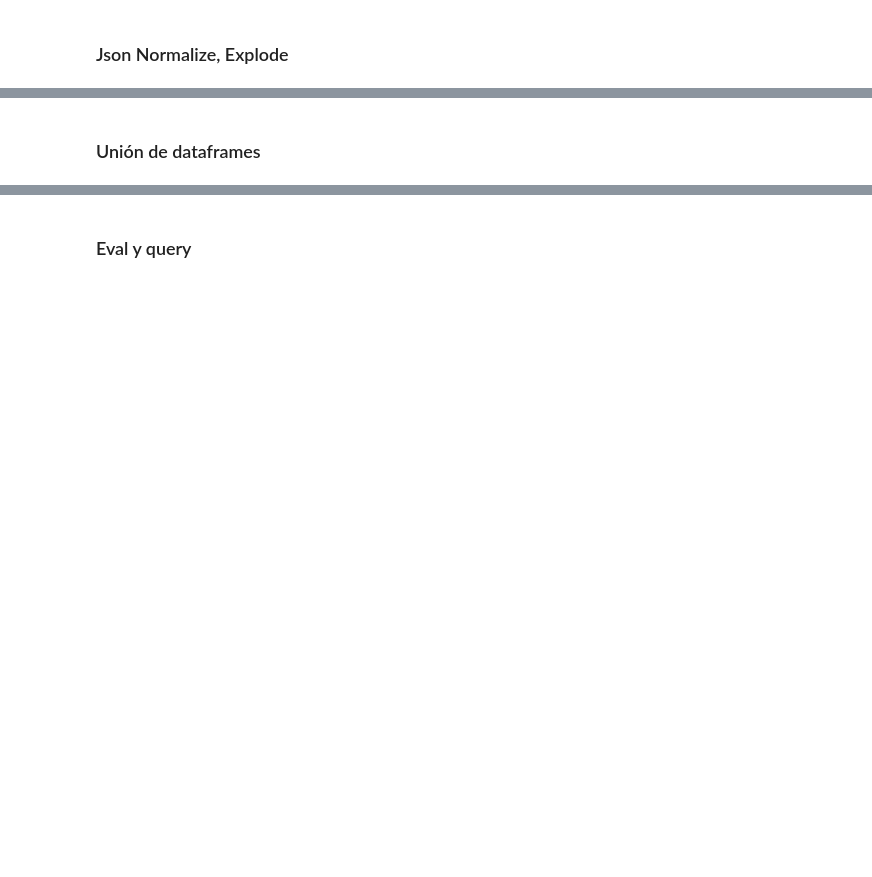
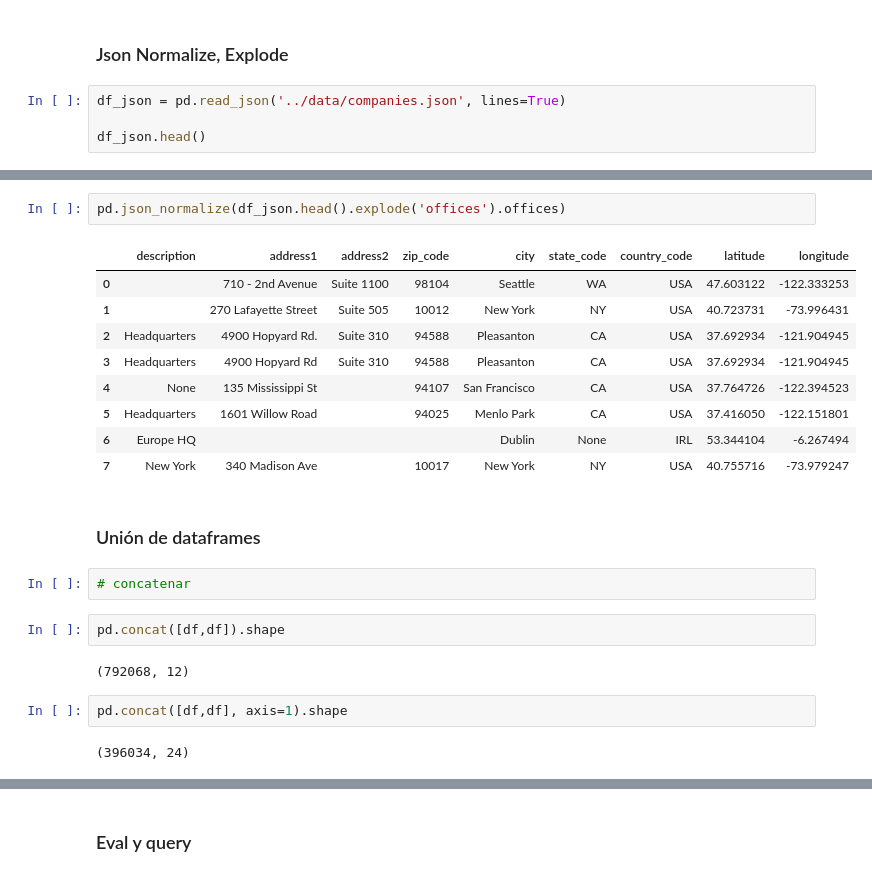
Before and after one commit to Ironhack-Data-Madrid-Agosto-2022/Apuntes-de-clase, a Jupyter notebook: semana_2/2.1 - Pandas Deepdive.ipynb, the cells around one changed output, grey strips where cells are left out. Cells and saved outputs as stored; diff of their text form; blank space fills up the shorter version.

```diff
--- a/semana_2/2.1 - Pandas Deepdive.ipynb
+++ b/semana_2/2.1 - Pandas Deepdive.ipynb
@@ -376,2 +1022,6 @@ pandas.pivot_table(data, values=None, index=None, columns=None, aggfunc='mean',
 # %% [markdown]
 ### Json Normalize, Explode
+# %%
+df_json = pd.read_json('../data/companies.json', lines=True)
+
+df_json.head()
@@ -378,2 +1075,24 @@ pandas.pivot_table(data, values=None, index=None, columns=None, aggfunc='mean',
+# %%
+pd.json_normalize(df_json.head().explode('offices').offices)
+# %% [output]
+|  | description | address1 | address2 | zip_code | city | state_code | country_code | latitude | longitude |
+| 0 |  | 710 - 2nd Avenue | Suite 1100 | 98104 | Seattle | WA | USA | 47.603122 | -122.333253 |
+| 1 |  | 270 Lafayette Street | Suite 505 | 10012 | New York | NY | USA | 40.723731 | -73.996431 |
+| 2 | Headquarters | 4900 Hopyard Rd. | Suite 310 | 94588 | Pleasanton | CA | USA | 37.692934 | -121.904945 |
+| 3 | Headquarters | 4900 Hopyard Rd | Suite 310 | 94588 | Pleasanton | CA | USA | 37.692934 | -121.904945 |
+| 4 | None | 135 Mississippi St |  | 94107 | San Francisco | CA | USA | 37.764726 | -122.394523 |
+| 5 | Headquarters | 1601 Willow Road |  | 94025 | Menlo Park | CA | USA | 37.416050 | -122.151801 |
+| 6 | Europe HQ |  |  |  | Dublin | None | IRL | 53.344104 | -6.267494 |
+| 7 | New York | 340 Madison Ave |  | 10017 | New York | NY | USA | 40.755716 | -73.979247 |
 # %% [markdown]
 ### Unión de dataframes
+# %%
+# concatenar
+# %%
+pd.concat([df,df]).shape
+# %% [output]
+(792068, 12)
+# %%
+pd.concat([df,df], axis=1).shape
+# %% [output]
+(396034, 24)
```
Also changed, not shown: parts of 113 cells of this notebook.
